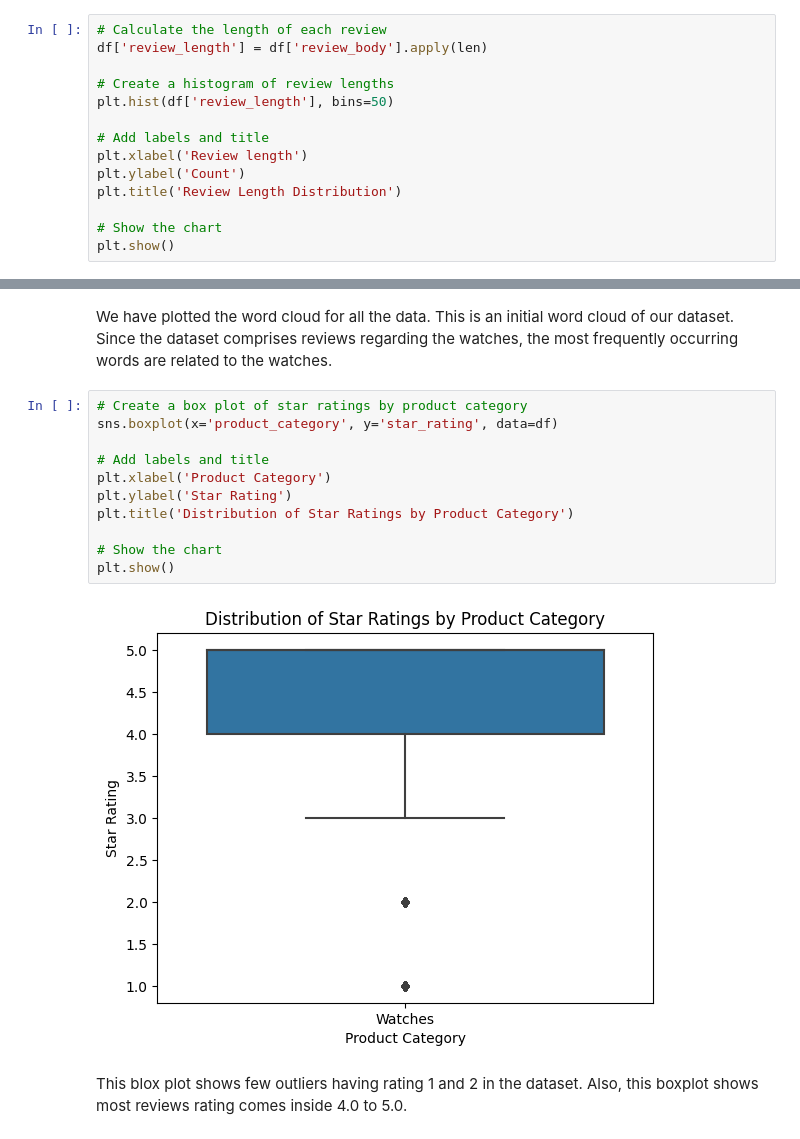
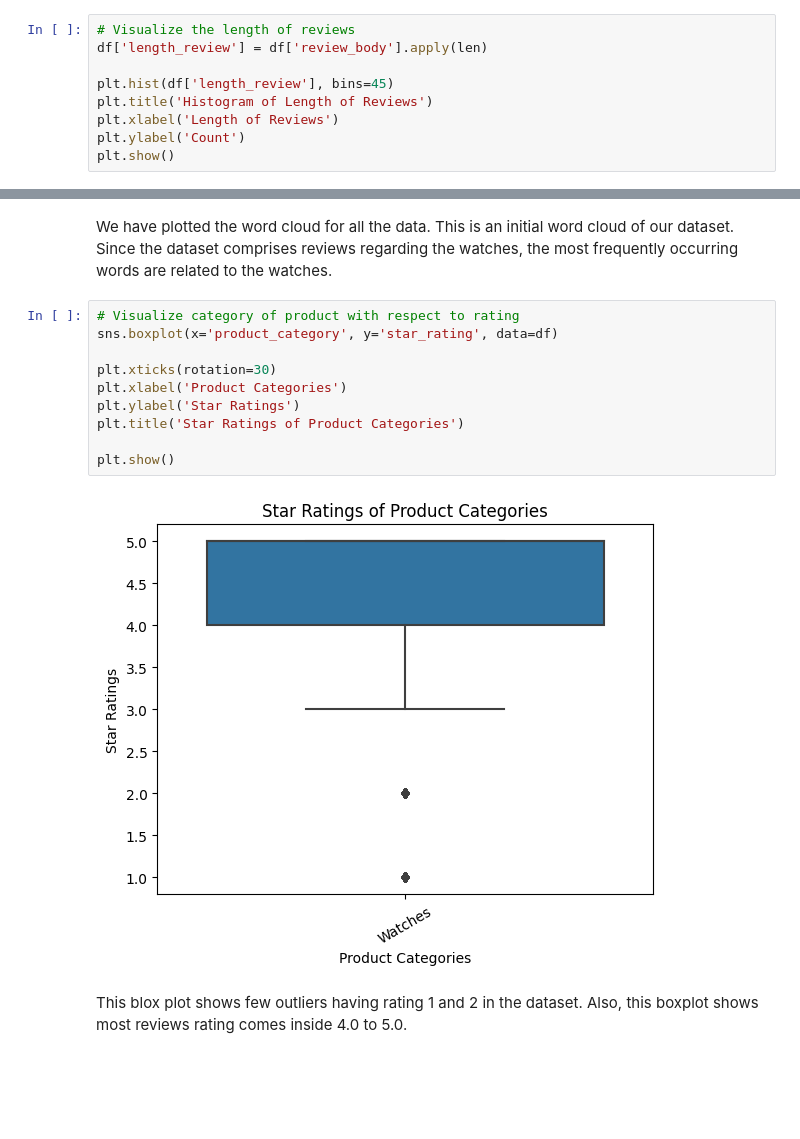
Before and after one commit to sunil-thapa99/assignment-1-2304, a Jupyter notebook: main.ipynb, the cells around one changed output, grey strips where cells are left out. Saved outputs shown, nothing was run; the diff lists cells and outputs as text; blank space fills up the shorter version.

Commit message:
Minor change on visualizatino

```diff
--- a/main.ipynb
+++ b/main.ipynb
@@ -148,17 +145,12 @@ plt.show()
 # %% [markdown]
 We have plotted the frequency of the number of verified purchases. We found out that there are some unverified purchases in the data.
 # %%
-# Calculate the length of each review
-df['review_length'] = df['review_body'].apply(len)
+# Visualize the length of reviews
+df['length_review'] = df['review_body'].apply(len)
 
-# Create a histogram of review lengths
-plt.hist(df['review_length'], bins=50)
-
-# Add labels and title
-plt.xlabel('Review length')
+plt.hist(df['length_review'], bins=45)
+plt.title('Histogram of Length of Reviews')
+plt.xlabel('Length of Reviews')
 plt.ylabel('Count')
-plt.title('Review Length Distribution')
-
-# Show the chart
 plt.show()
 # %% [output]
@@ -222,18 +198,17 @@ plt.show()
 # %% [markdown]
 We have plotted the word cloud for all the data. This is an initial word cloud of our dataset. Since the dataset comprises reviews regarding the watches, the most frequently occurring words are related to the watches.
 # %%
-# Create a box plot of star ratings by product category
+# Visualize category of product with respect to rating
 sns.boxplot(x='product_category', y='star_rating', data=df)
 
-# Add labels and title
-plt.xlabel('Product Category')
-plt.ylabel('Star Rating')
-plt.title('Distribution of Star Ratings by Product Category')
+plt.xticks(rotation=30)
+plt.xlabel('Product Categories')
+plt.ylabel('Star Ratings')
+plt.title('Star Ratings of Product Categories')
 
-# Show the chart
 plt.show()
 # %% [output]
-[figure, old version]
+[figure, new version]
 # %% [markdown]
 This blox plot shows few outliers having rating 1 and 2 in the dataset. Also, this boxplot shows most reviews rating comes inside 4.0 to 5.0.
 # %%
```
Also changed, not shown: parts of 9 cells of this notebook.
